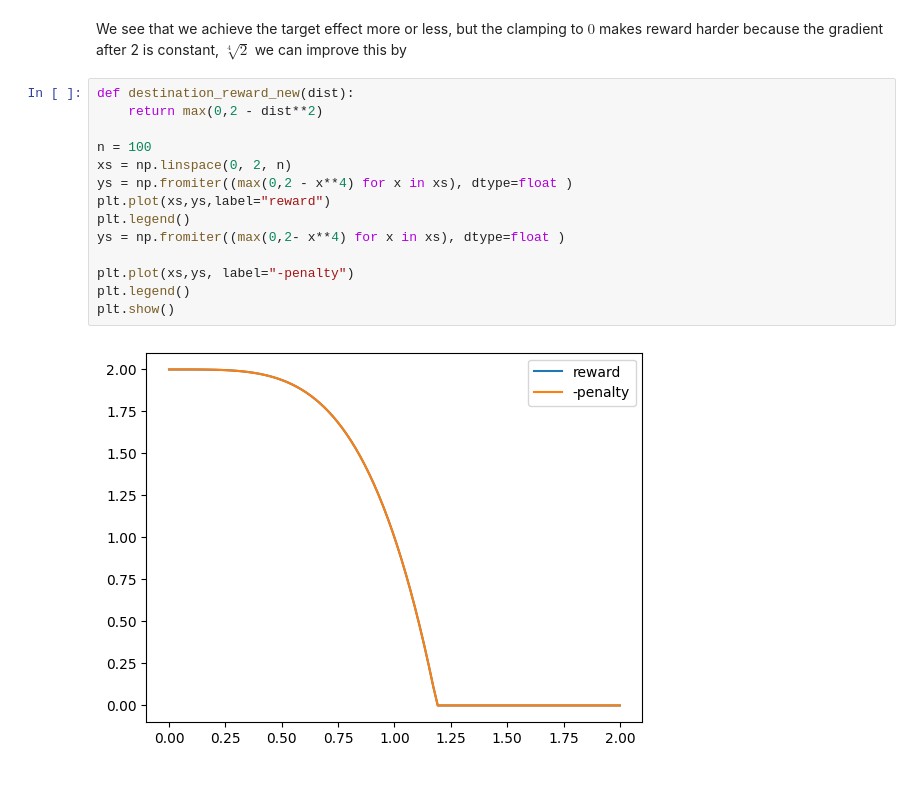
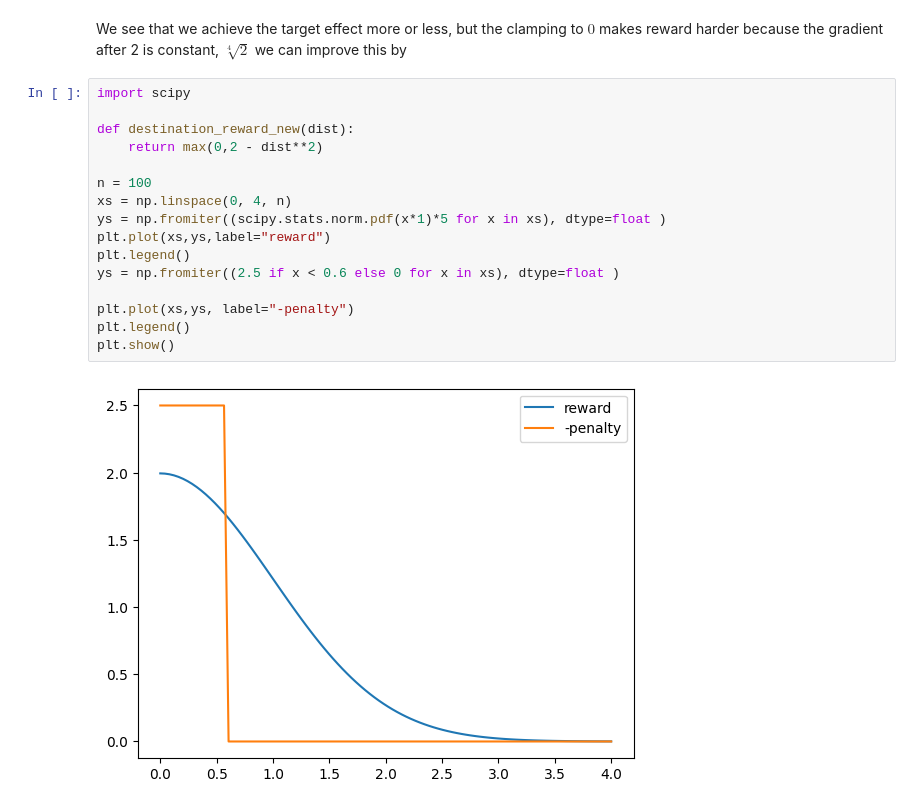
Before and after one commit to olekkr/RLSwarmNav, a Jupyter notebook: code/Reward function expirimentation.ipynb, the cells around one changed output. Drawn from its saved outputs; the diff is of its cells as text.

```diff
--- a/code/Reward function expirimentation.ipynb
+++ b/code/Reward function expirimentation.ipynb
@@ -61,18 +61,20 @@ plt.legend()
 # %% [markdown]
 We see that we achieve the target effect more or less, but the clamping to $0$ makes reward harder because the gradient after 2 is constant, $\sqrt[4]{2}$ we can improve this by
 # %%
+import scipy
+
 def destination_reward_new(dist):
     return max(0,2 - dist**2)
 
 n = 100
-xs = np.linspace(0, 2, n)
-ys = np.fromiter((max(0,2 - x**4) for x in xs), dtype=float )
+xs = np.linspace(0, 4, n)
+ys = np.fromiter((scipy.stats.norm.pdf(x*1)*5 for x in xs), dtype=float )
 plt.plot(xs,ys,label="reward")
 plt.legend()
-ys = np.fromiter((max(0,2- x**4) for x in xs), dtype=float )
+ys = np.fromiter((2.5 if x < 0.6 else 0 for x in xs), dtype=float )
 
 plt.plot(xs,ys, label="-penalty")
 plt.legend()
 plt.show()
 # %% [output]
-[figure, old version]
+[figure, new version]
```
Also changed, not shown: 4 other files.
